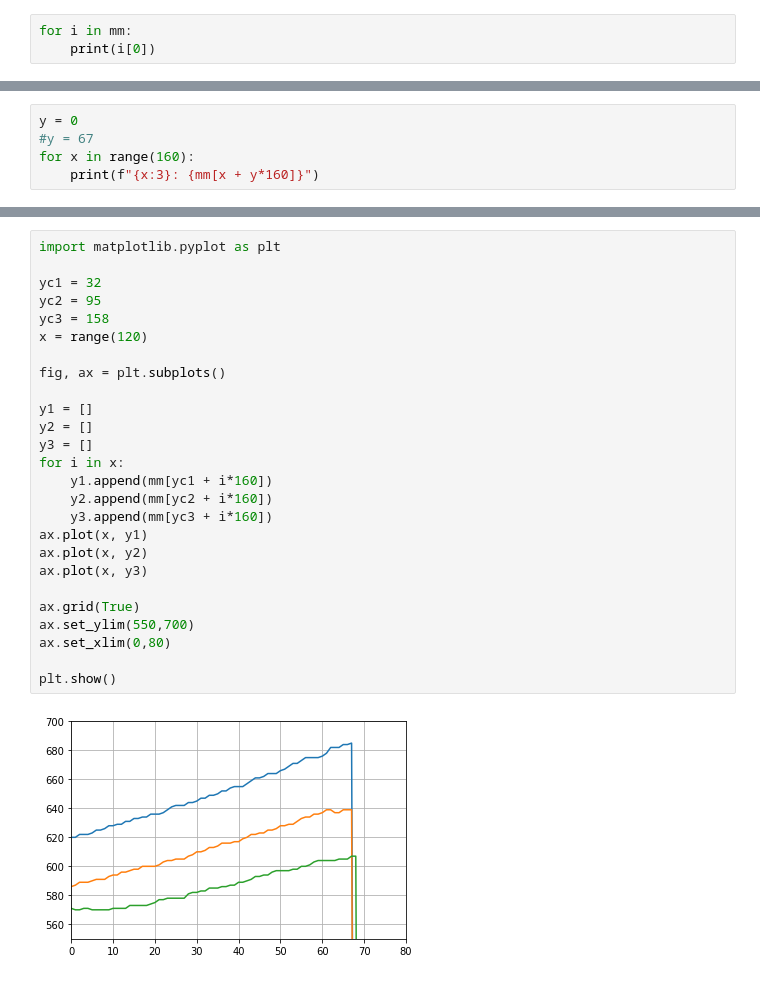
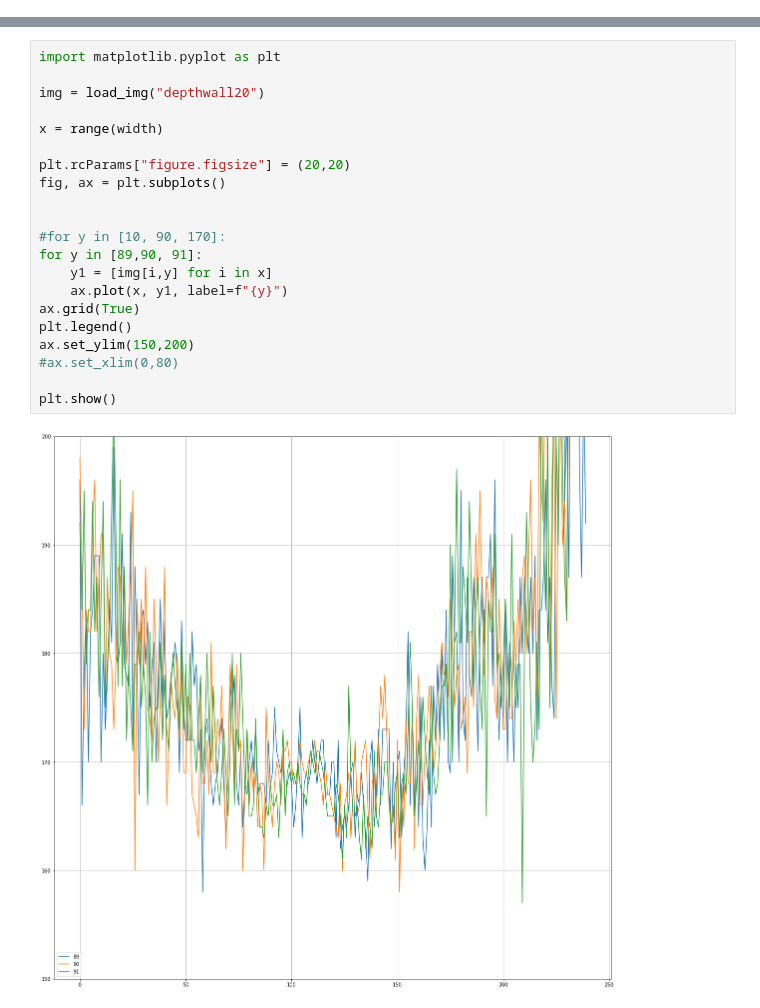
Before and after one commit to dimatoys/srobot, a Jupyter notebook: analysis/camera.ipynb, the cells around one changed output, grey strips where cells are left out. Saved outputs shown, nothing was run; the diff lists cells and outputs as text.

Commit message:
added imagetest and some initial img analysis

```diff
--- a/analysis/camera.ipynb
+++ b/analysis/camera.ipynb
@@ -18,3 +0,0 @@ for y in range(120):
-# %%
-for i in mm:
-    print(i[0])
@@ -39,5 +0,0 @@ for i in mm:
-# %%
-y = 0
-#y = 67
-for x in range(160):
-    print(f"{x:3}: {mm[x + y*160]}")
@@ -44,31 +59,26 @@ for x in range(160):
 # %%
 import matplotlib.pyplot as plt
 
-yc1 = 32
-yc2 = 95
-yc3 = 158
-x = range(120)
+img = load_img("depthwall20")
 
+x = range(width)
+
+plt.rcParams["figure.figsize"] = (20,20)
 fig, ax = plt.subplots()
 
-y1 = []
-y2 = []
-y3 = []
-for i in x:
-    y1.append(mm[yc1 + i*160])
-    y2.append(mm[yc2 + i*160])
-    y3.append(mm[yc3 + i*160])
-ax.plot(x, y1)
-ax.plot(x, y2)
-ax.plot(x, y3)
 
+#for y in [10, 90, 170]:
+for y in [89,90, 91]:
+    y1 = [img[i,y] for i in x]
+    ax.plot(x, y1, label=f"{y}")
 ax.grid(True)
-ax.set_ylim(550,700)
-ax.set_xlim(0,80)
+plt.legend()
+ax.set_ylim(150,200)
+#ax.set_xlim(0,80)
 
 plt.show()
 # %% [output]
-[figure, old version]
+[figure, new version]
 # %%
 import matplotlib.pyplot as plt
 
```
Also changed, not shown: parts of 12 cells of this notebook, 6 other files.
